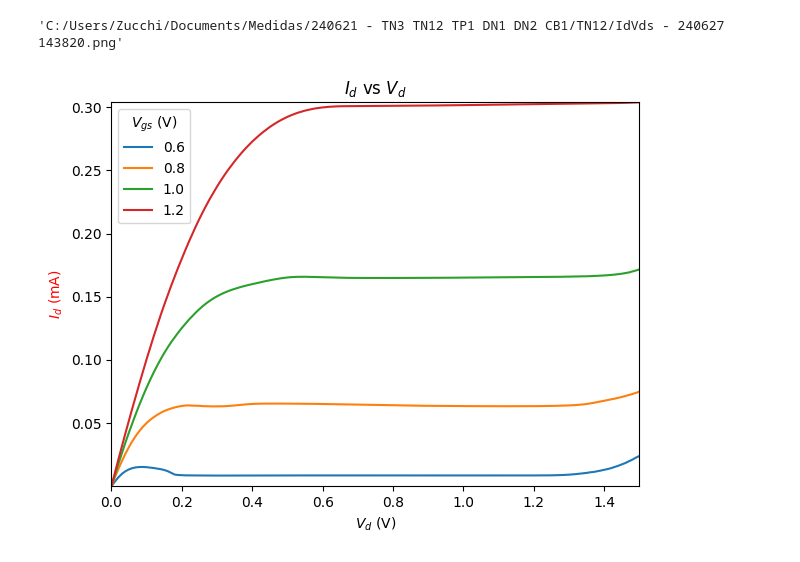
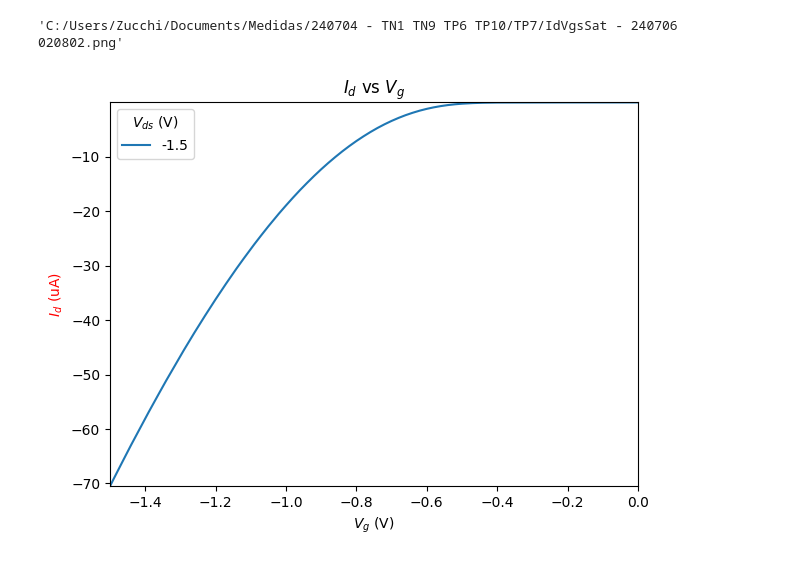
Before and after one commit to lszucchi/HPIB, a Jupyter notebook: bin/Untitled.ipynb, the cells around one changed output. Cells and saved outputs as stored; diff of their text form; code cells hidden in the pictures.

```diff
--- a/bin/Untitled.ipynb
+++ b/bin/Untitled.ipynb
@@ -14,9 +14,9 @@ from scipy.constants import e, k
 from scipy.special import lambertw
 from scipy.optimize import least_squares
 # %%
-path='C:/Users/Zucchi/Documents/Medidas/240621 - TN3 TN12 TP1 DN1 DN2 CB1/TN12/IdVds - 240627 143820.csv'
-Plot(path, 'Vd', 'Id')
+path='C:/Users/Zucchi/Documents/Medidas/240704 - TN1 TN9 TP6 TP10/TP7/IdVgsSat - 240706 020802.csv'
+Plot(path, 'Vg', 'Id')
 # %% [output]
-'C:/Users/Zucchi/Documents/Medidas/240621 - TN3 TN12 TP1 DN1 DN2 CB1/TN12/IdVds - 240627 143820.png'
+'C:/Users/Zucchi/Documents/Medidas/240704 - TN1 TN9 TP6 TP10/TP7/IdVgsSat - 240706 020802.png'
-[figure, old version]
+[figure, new version]
 # %%
```
Also changed, not shown: parts of 4 cells of this notebook, 6 other files.
